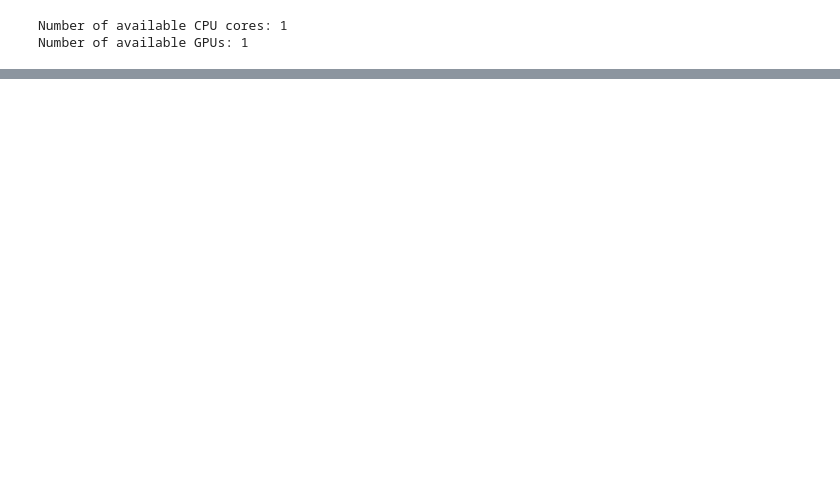
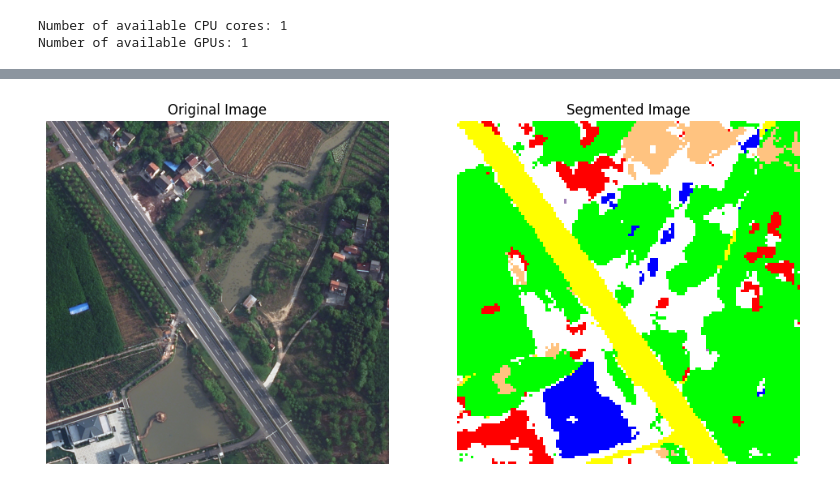
Before and after one commit to aliabbasi2000/Real-time-Domain-Adaptation-in-Semantic-Segmentation, a Jupyter notebook: step3a_PIDNet_DomainShift.ipynb, the cells around one changed output, grey strips where cells are left out. Drawn from its saved outputs; the diff is of its cells as text; code cells hidden in the pictures; blank space fills up the shorter version.

```diff
--- a/step3a_PIDNet_DomainShift.ipynb
+++ b/step3a_PIDNet_DomainShift.ipynb
@@ -300,0 +316,63 @@ Class-wise IoU:
+# %%
+import torch
+import numpy as np
+import matplotlib.pyplot as plt
+from PIL import Image
+import os
+
+# Define label colors (R, G, B) for each class
+class_labels = ["background", "building", "road", "water", "barren", "forest", "agriculture"]
+label_colors = {
+    "background": (255, 255, 255),        # White
+    "building": (255, 0, 0),             # Red
+    "road": (255, 255, 0),               # Yellow
+    "water": (0, 0, 255),                # Blue
+    "barren": (159, 129, 183),           # Purple
+    "forest": (0, 255, 0),               # Green
+    "agriculture": (255, 195, 128)       # Peach
+}
+
+# Load a single image for segmentation
+image_path = "/content/PIDNet/LoveDA/Test/Rural"
+image_files = [f for f in os.listdir(image_path) if os.path.isfile(os.path.join(image_path, f)) and not f.startswith('.')]
+image_name = image_files[0]
+image = Image.open(os.path.join(image_path, image_name)).convert('RGB')
+
+
+
+# Preprocess the image (resize, normalize, etc.)
+transform = transforms.Compose([
+    transforms.ToTensor(),
+    transforms.Normalize(mean=[0.485, 0.456, 0.406], std=[0.229, 0.224, 0.225]),
+])
+input_image = transform(image).unsqueeze(0).to(device)
+
+# Perform inference with the model
+model.eval()
+with torch.no_grad():
+    output = model(input_image)  # Shape: (1, num_classes, H, W)
+    output = output[0]  # Remove auxiliary outputs if present
+    preds = torch.argmax(output, dim=1).squeeze(0).cpu().numpy()  # Shape: (H, W)
+
+# Create a segmentation map
+segmentation_map = np.zeros((preds.shape[0], preds.shape[1], 3), dtype=np.uint8)
+
+for label_index, label_name in enumerate(class_labels):
+    color = label_colors[label_name]
+    segmentation_map[preds == label_index] = color
+
+# Visualize the original image and segmentation map
+plt.figure(figsize=(12, 6))
+plt.subplot(1, 2, 1)
+plt.imshow(image)
+plt.title("Original Image")
+plt.axis("off")
+
+plt.subplot(1, 2, 2)
+plt.imshow(segmentation_map)
+plt.title("Segmented Image")
+plt.axis("off")
+
+plt.show()
+# %% [output]
+[figure, added]
```
Also changed, not shown: parts of 7 cells of this notebook.
